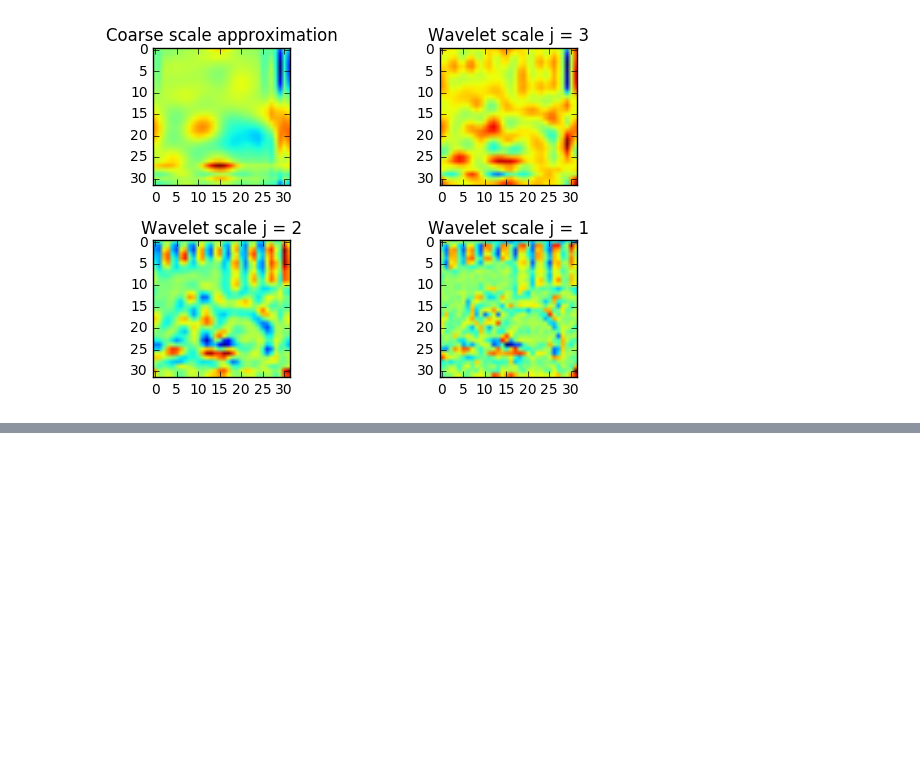
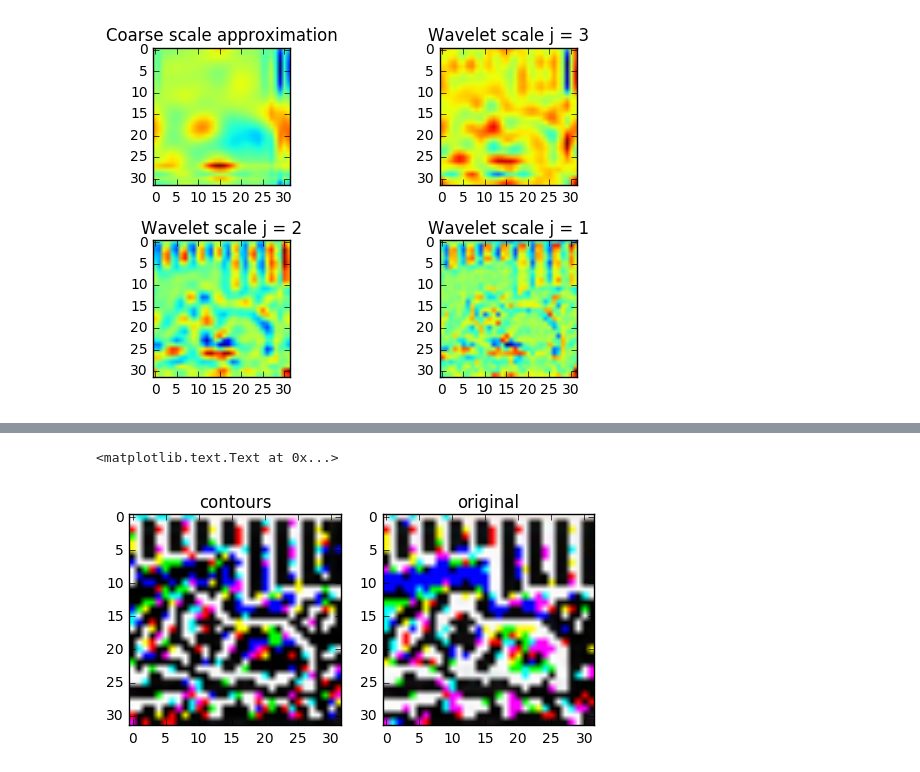
Before and after one commit to pperoumal/Kernel-methods-kaggle, a Jupyter notebook: ondelettes V1.ipynb, the cells around one changed output, grey strips where cells are left out. Saved outputs shown, nothing was run; the diff lists cells and outputs as text; code cells hidden in the pictures; blank space fills up the shorter version.

```diff
--- a/ondelettes V1.ipynb
+++ b/ondelettes V1.ipynb
@@ -171,8 +184,15 @@ def Starlet_Inverse(c=0,w=0):
 
 	return x
 # %%
-
-boption=2
-h = 1/16*np.array([1,4,6,4,1])
-J = 3
-c,w =Starlet_Forward(img,h,J,boption)
+def extract_detail(img,k) :
+    boption=2
+    h = 1/16*np.array([1,4,6,4,1])
+    J = 3
+    c,w =Starlet_Forward(img[:,:,k],h,J,boption)
+    return w[:,:,0].flatten()
+# %%
+def return_base(img):
+    res=np.empty([3,1024])
+    for k in range(3):
+        res[k,:]=extract_detail(img,k)
+    return res.flatten()
@@ -226,0 +264,11 @@ plt.title('original')
+# %%
+plt.subplot(121)
+plt.imshow(img)
+plt.title('contours')
+
+plt.subplot(122)
+plt.imshow(img_or)
+plt.title('original')
+# %% [output]
+<matplotlib.text.Text at 0x...>
+[figure, added]
```
Also changed, not shown: parts of 18 cells of this notebook.
